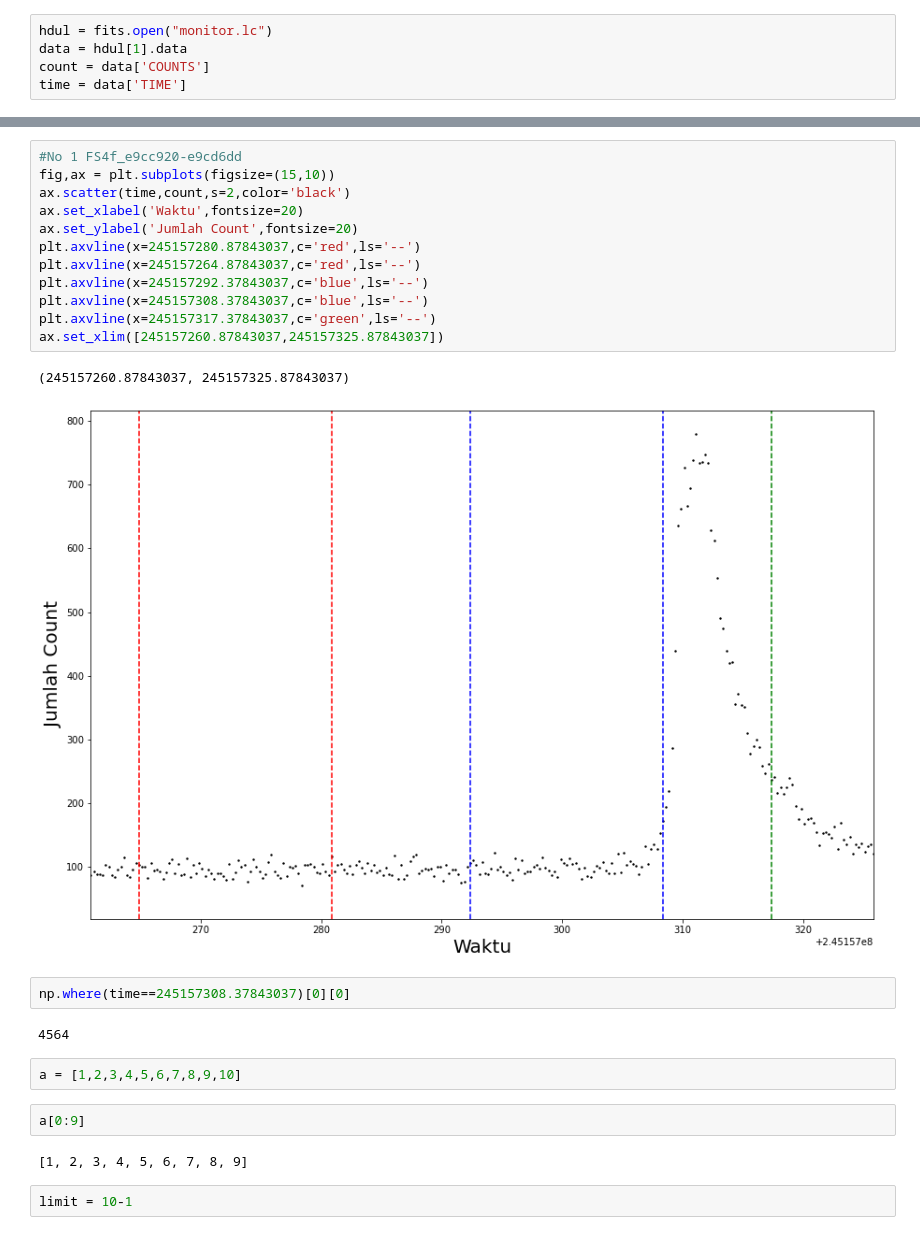
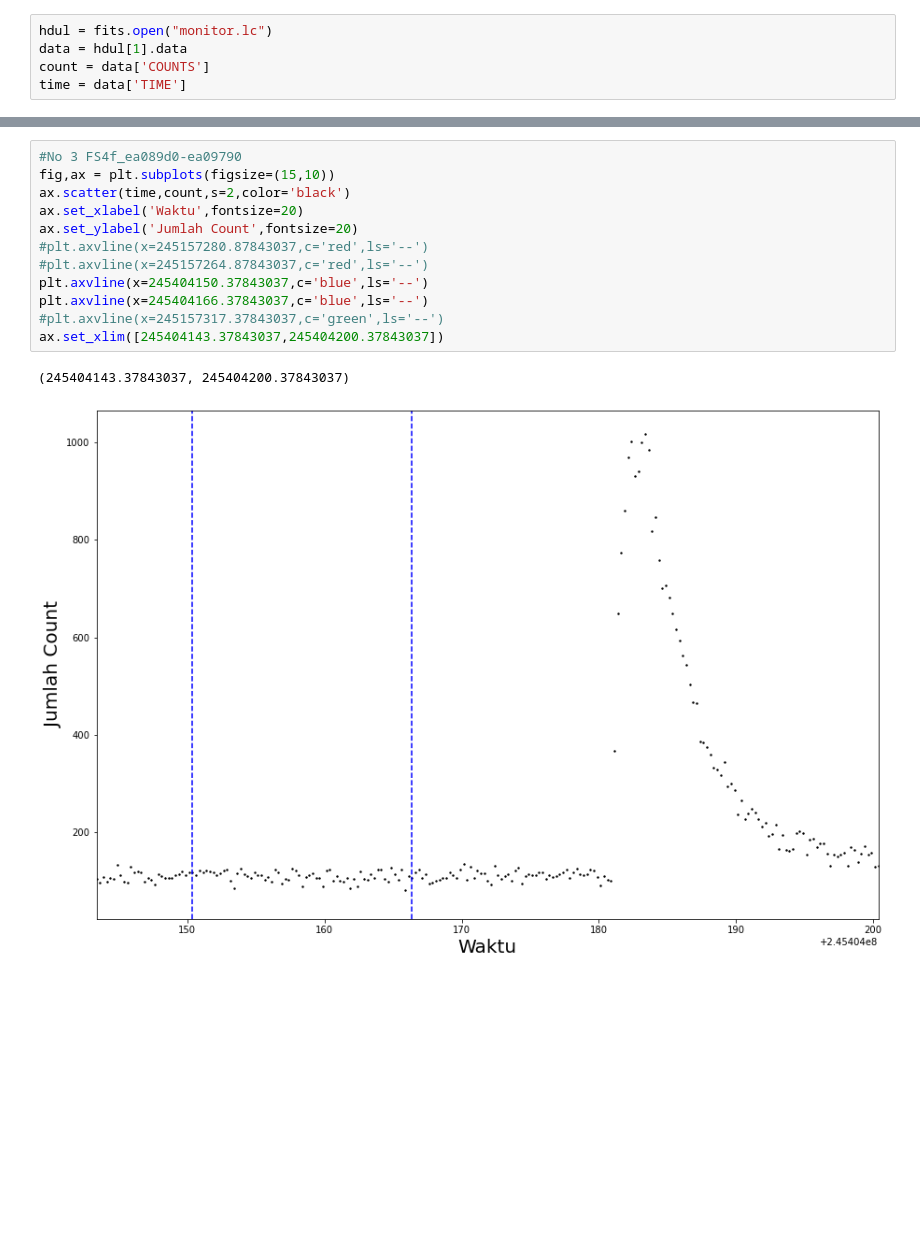
Before and after one commit to muhammaddaud23/time-resolved-spectroscopy, a Jupyter notebook: monitor.ipynb, the cells around one changed output, grey strips where cells are left out. Drawn from its saved outputs; the diff is of its cells as text; blank space fills up the shorter version.

```diff
--- a/monitor.ipynb
+++ b/monitor.ipynb
@@ -10,27 +27,15 @@ time = data['TIME']
 # %%
-#No 1 FS4f_e9cc920-e9cd6dd
+#No 3 FS4f_ea089d0-ea09790
 fig,ax = plt.subplots(figsize=(15,10))
 ax.scatter(time,count,s=2,color='black')
 ax.set_xlabel('Waktu',fontsize=20)
 ax.set_ylabel('Jumlah Count',fontsize=20)
-plt.axvline(x=245157280.87843037,c='red',ls='--')
-plt.axvline(x=245157264.87843037,c='red',ls='--')
-plt.axvline(x=245157292.37843037,c='blue',ls='--')
-plt.axvline(x=245157308.37843037,c='blue',ls='--')
-plt.axvline(x=245157317.37843037,c='green',ls='--')
-ax.set_xlim([245157260.87843037,245157325.87843037])
+#plt.axvline(x=245157280.87843037,c='red',ls='--')
+#plt.axvline(x=245157264.87843037,c='red',ls='--')
+plt.axvline(x=245404150.37843037,c='blue',ls='--')
+plt.axvline(x=245404166.37843037,c='blue',ls='--')
+#plt.axvline(x=245157317.37843037,c='green',ls='--')
+ax.set_xlim([245404143.37843037,245404200.37843037])
 # %% [output]
-(245157260.87843037, 245157325.87843037)
+(245404143.37843037, 245404200.37843037)
-[figure, old version]
+[figure, new version]
-# %%
-np.where(time==245157308.37843037)[0][0]
-# %% [output]
-4564
-# %%
-a = [1,2,3,4,5,6,7,8,9,10]
-# %%
-a[0:9]
-# %% [output]
-[1, 2, 3, 4, 5, 6, 7, 8, 9]
-# %%
-limit = 10-1
```
Also changed, not shown: parts of 16 cells of this notebook, 1 other file.
